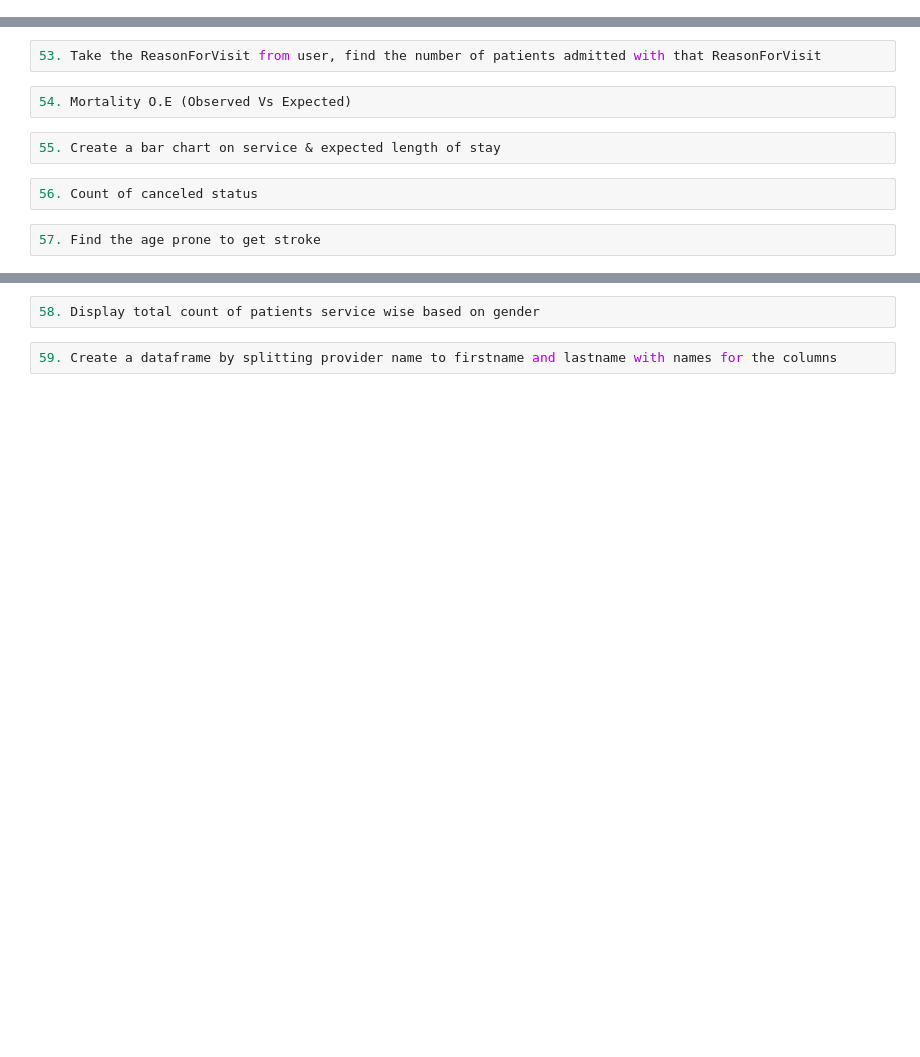
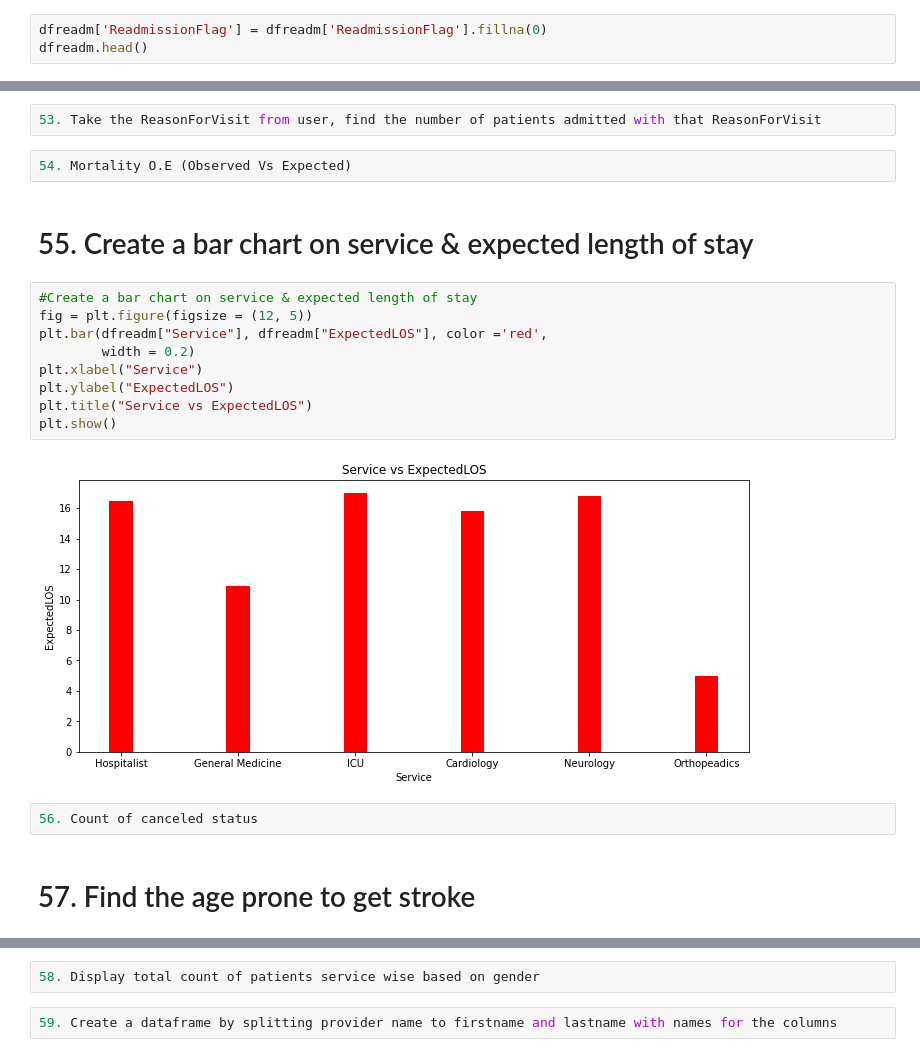
Before and after one commit to sharmaruchi02/Python_heckathon, a Jupyter notebook: Python_Hackathon_DataNinjas.ipynb, the cells around one changed output, grey strips where cells are left out. Cells and saved outputs as stored; diff of their text form; blank space fills up the shorter version.

```diff
--- a/Python_Hackathon_DataNinjas.ipynb
+++ b/Python_Hackathon_DataNinjas.ipynb
@@ -52,3 +80,6 @@ sns.pairplot(dfreadm, diag_kind = 'kde')
 # 14. Find the number of null values in BloodPressureSystolic column
 # %% [markdown]
 # 15. Replace all the null values in ReadmissionFlag with 0
+# %%
+dfreadm['ReadmissionFlag'] = dfreadm['ReadmissionFlag'].fillna(0)
+dfreadm.head()
@@ -132,9 +293,20 @@ dfav.groupby(['VisitDepartmentID'])[['VisitID']].count().plot(kind='line',ylabel
 53. Take the ReasonForVisit from user, find the number of patients admitted with that ReasonForVisit
 # %%
 54. Mortality O.E (Observed Vs Expected)
-# %%
-55. Create a bar chart on service & expected length of stay
+# %% [markdown]
+# 55. Create a bar chart on service & expected length of stay
+# %%
+#Create a bar chart on service & expected length of stay
+fig = plt.figure(figsize = (12, 5))
+plt.bar(dfreadm["Service"], dfreadm["ExpectedLOS"], color ='red',
+        width = 0.2)
+plt.xlabel("Service")
+plt.ylabel("ExpectedLOS")
+plt.title("Service vs ExpectedLOS")
+plt.show()
+# %% [output]
+[figure, added]
 # %%
 56. Count of canceled status
-# %%
-57. Find the age prone to get stroke
+# %% [markdown]
+# 57. Find the age prone to get stroke
```
Also changed, not shown: parts of 57 cells of this notebook.
